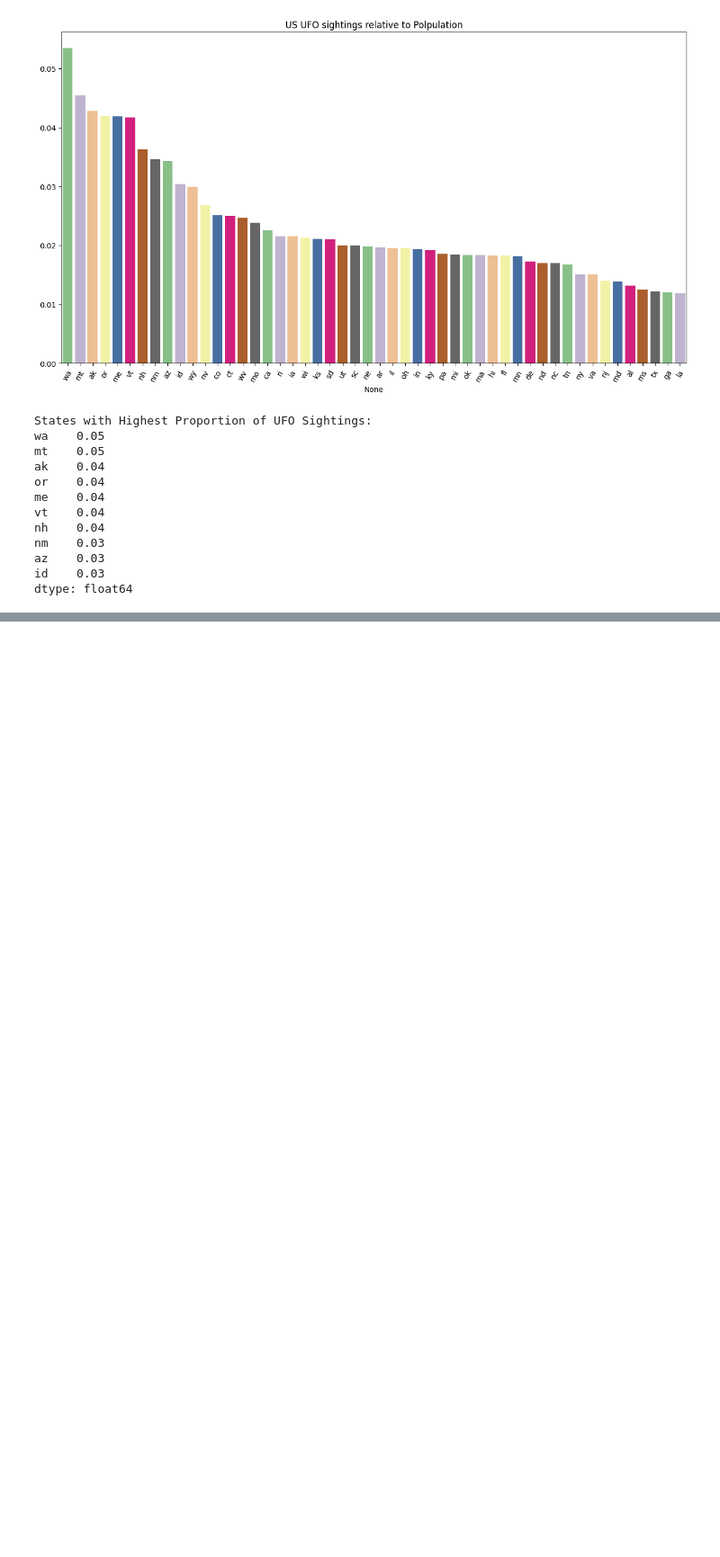
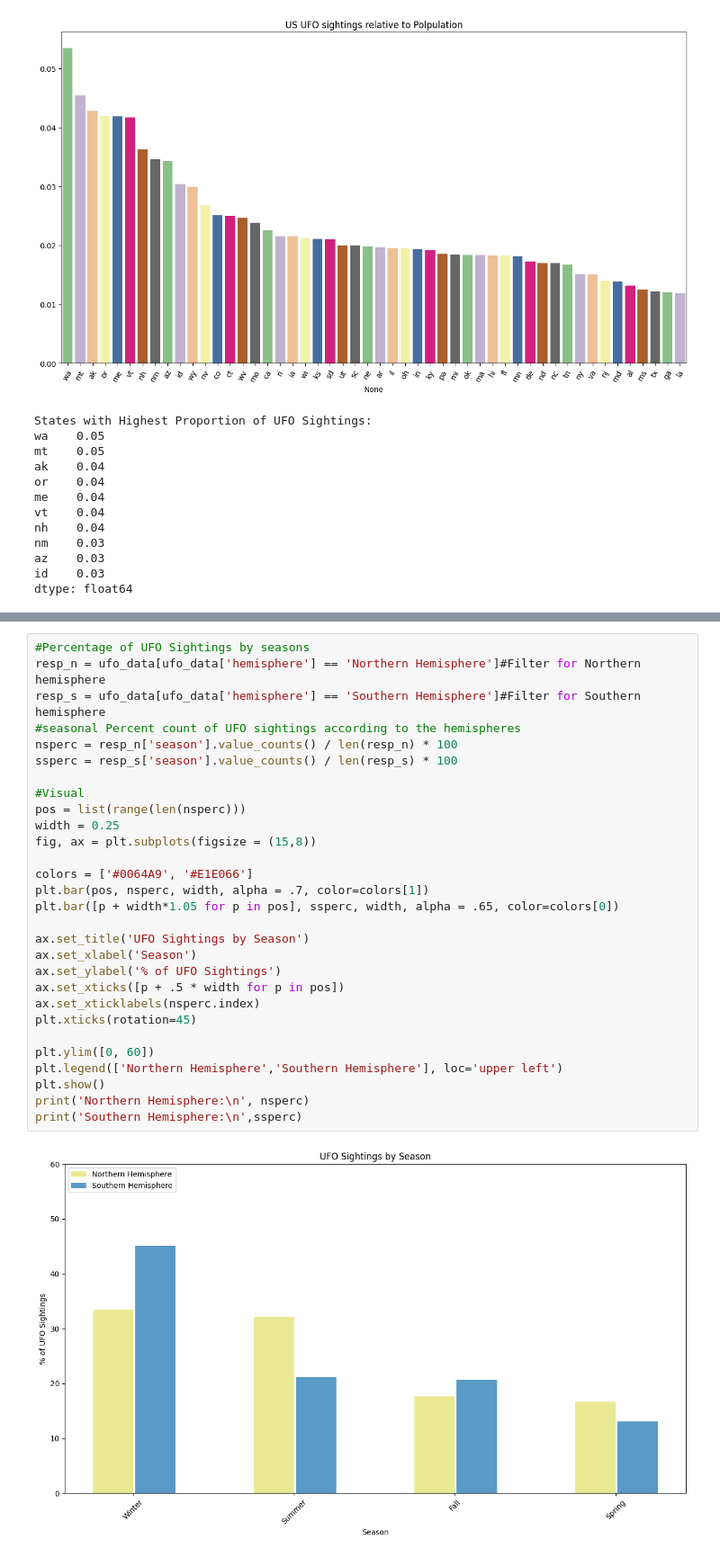
Before and after one commit to AnaghaWani/EDA, a Jupyter notebook: nuforc.ipynb, the cells around one changed output, grey strips where cells are left out. Shown at 90% size. Drawn from its saved outputs; the diff is of its cells as text; blank space fills up the shorter version.

```diff
--- a/nuforc.ipynb
+++ b/nuforc.ipynb
@@ -221,0 +301,31 @@ dtype: float64
+# %%
+#Percentage of UFO Sightings by seasons
+resp_n = ufo_data[ufo_data['hemisphere'] == 'Northern Hemisphere']#Filter for Northern hemisphere
+resp_s = ufo_data[ufo_data['hemisphere'] == 'Southern Hemisphere']#Filter for Southern hemisphere
+#seasonal Percent count of UFO sightings according to the hemispheres
+nsperc = resp_n['season'].value_counts() / len(resp_n) * 100
+ssperc = resp_s['season'].value_counts() / len(resp_s) * 100
+
+#Visual
+pos = list(range(len(nsperc)))
+width = 0.25
+fig, ax = plt.subplots(figsize = (15,8))
+
+colors = ['#0064A9', '#E1E066']
+plt.bar(pos, nsperc, width, alpha = .7, color=colors[1])
+plt.bar([p + width*1.05 for p in pos], ssperc, width, alpha = .65, color=colors[0])
+
+ax.set_title('UFO Sightings by Season')
+ax.set_xlabel('Season')
+ax.set_ylabel('% of UFO Sightings')
+ax.set_xticks([p + .5 * width for p in pos])
+ax.set_xticklabels(nsperc.index)
+plt.xticks(rotation=45)
+
+plt.ylim([0, 60])
+plt.legend(['Northern Hemisphere','Southern Hemisphere'], loc='upper left')
+plt.show()
+print('Northern Hemisphere:\n', nsperc)
+print('Southern Hemisphere:\n',ssperc)
+# %% [output]
+[figure, added]
```
Also changed, not shown: parts of 17 cells of this notebook.
